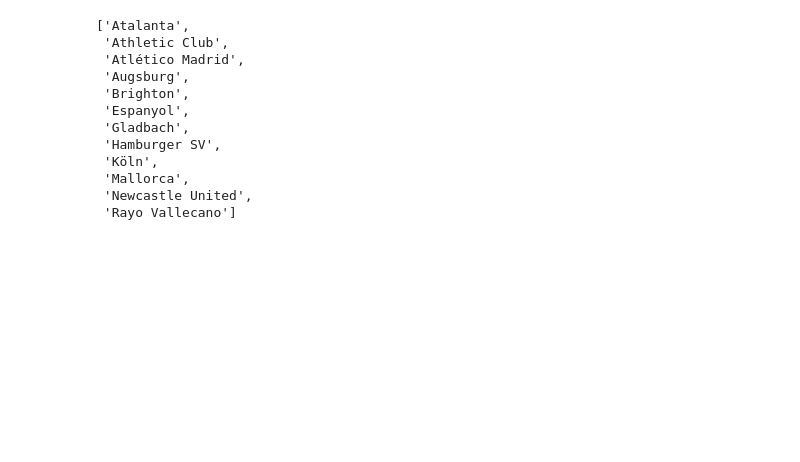
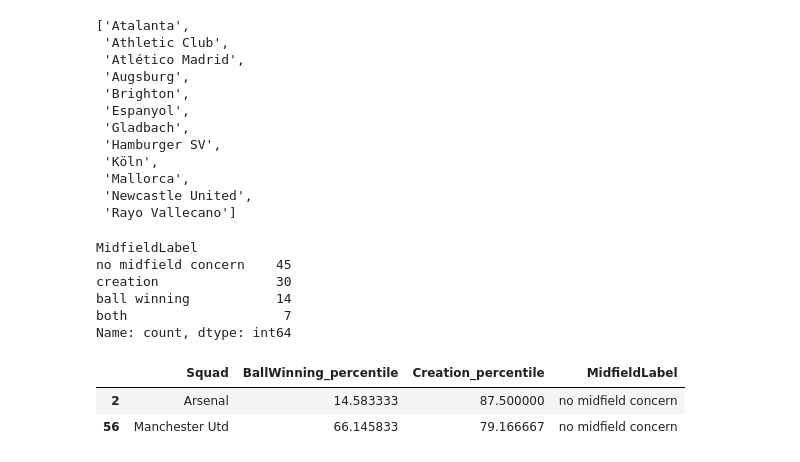
Before and after one commit to TamukaTom/We-need-players, a Jupyter notebook: explore.ipynb, the cells around one changed output. Saved outputs shown, nothing was run; the diff lists cells and outputs as text; code cells hidden in the pictures; blank space fills up the shorter version.

```diff
--- a/explore.ipynb
+++ b/explore.ipynb
@@ -674,6 +683,42 @@ team[team["AttackLabel"] == "wasteful finishing"]["Squad"].tolist()
  'Mallorca',
  'Newcastle United',
  'Rayo Vallecano']
+# %%
+team["BallWinning_percentile"] = (team["TacklesWon_permatch_percentile"] + team["Interceptions_permatch_percentile"]) / 2
+team["Creation_percentile"] = team["Assists_permatch_percentile"]
+
+def midfield_label(row):
+    ball_winning = row["BallWinning_percentile"]
+    creation = row["Creation_percentile"]
+    defence_strong = row["GoalsConceded_permatch_percentile"] >= 75
+    attack_strong = row["Goals_permatch_percentile"] >= 75
+
+    weak_ball_winning = ball_winning < 40 and not defence_strong
+    weak_creation = creation < 40 and not attack_strong
+
+    if weak_ball_winning and weak_creation:
+        return "both"
+    elif weak_ball_winning:
+        return "ball winning"
+    elif weak_creation:
+        return "creation"
+    else:
+        return "no midfield concern"
+
+team["MidfieldLabel"] = team.apply(midfield_label, axis=1)
+
+print(team["MidfieldLabel"].value_counts())
+team[team["Squad"].isin(["Manchester Utd", "Arsenal"])][["Squad", "BallWinning_percentile", "Creation_percentile", "MidfieldLabel"]]
+# %% [output]
+MidfieldLabel
+no midfield concern    45
+creation               30
+ball winning           14
+both                    7
+Name: count, dtype: int64
+|  | Squad | BallWinning_percentile | Creation_percentile | MidfieldLabel |
+| 2 | Arsenal | 14.583333 | 87.500000 | no midfield concern |
+| 56 | Manchester Utd | 66.145833 | 79.166667 | no midfield concern |
 # %%
 label_to_roles = {
     "gap in goal": ["Goalkeeper"],
```
Also changed, not shown: parts of 5 cells of this notebook.
